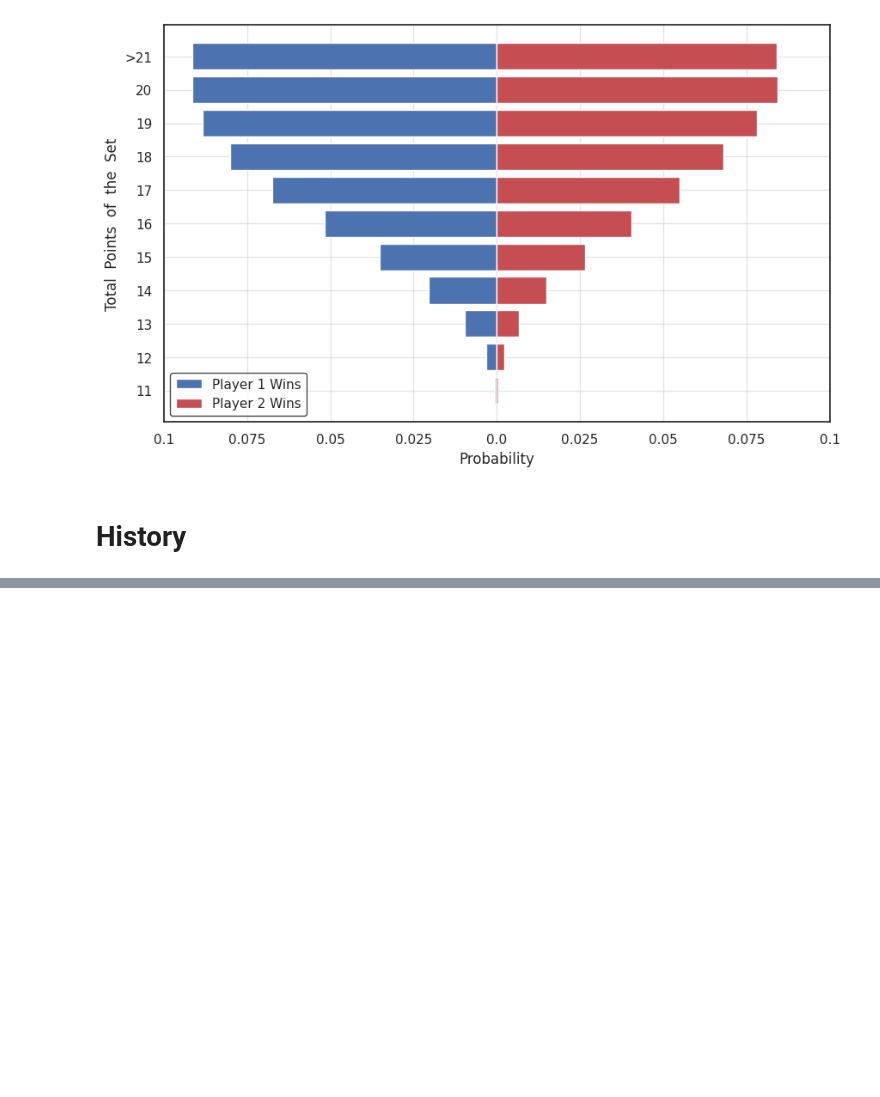
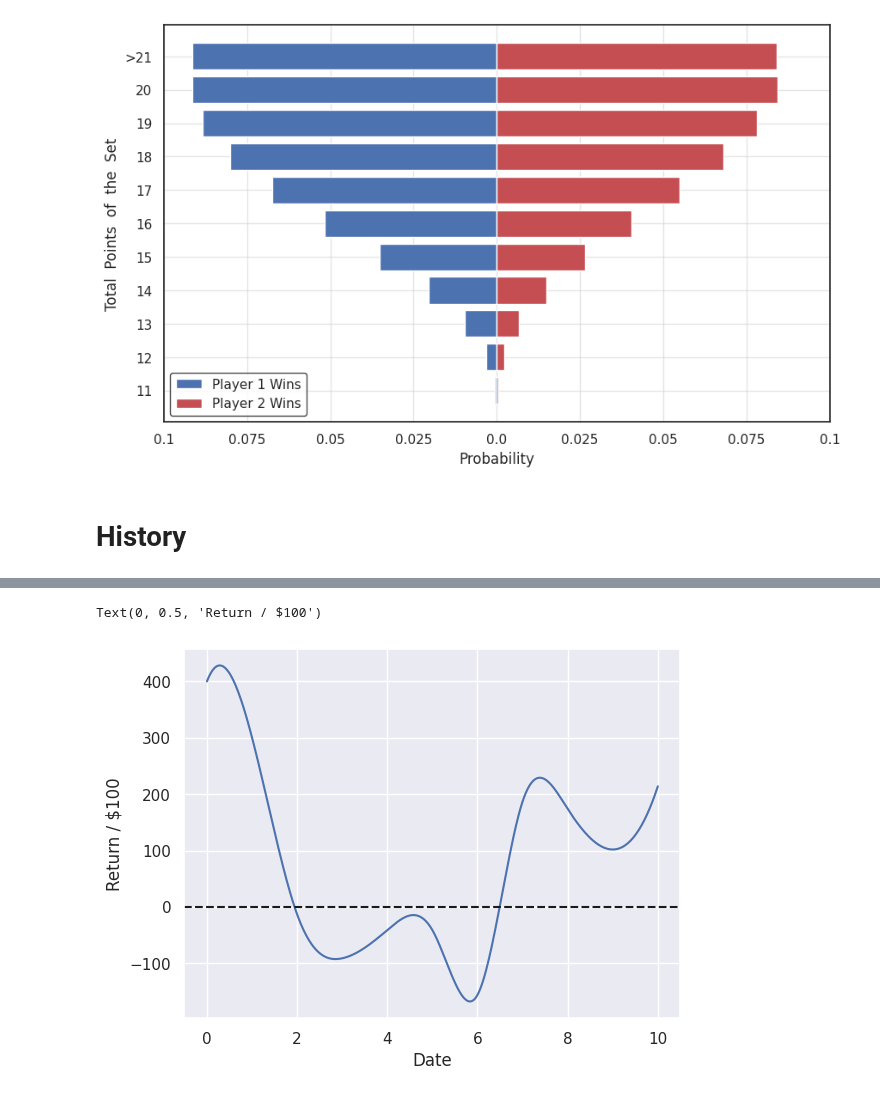
Before and after one commit to ansonkwokth/TableTennisPrediction, a Jupyter notebook: example.ipynb, the cells around one changed output, grey strips where cells are left out. Drawn from its saved outputs; the diff is of its cells as text; code cells hidden in the pictures; blank space fills up the shorter version.

```diff
--- a/example.ipynb
+++ b/example.ipynb
@@ -546,0 +607,19 @@ plt.axhline(0)
+# %%
+from scipy.interpolate import interp1d
+
+x = np.arange(len(df_hist))
+y = df_hist.cumsum().values.reshape(1, -1)[0]*cost
+cubic_interpolation_model = interp1d(x, y, kind = "cubic")
+
+# Plotting the Graph
+X_=np.linspace(x.min(), x.max(), 500)
+Y_=cubic_interpolation_model(X_)
+
+plt.plot(X_, Y_)
+# plt.plot(x, y)
+plt.axhline(0, color='k', linestyle='--')
+plt.xlabel("Date")
+plt.ylabel(f"Return / ${cost}")
+# %% [output]
+Text(0, 0.5, 'Return / $100')
+[figure, added]
```
Also changed, not shown: parts of 6 cells of this notebook.
